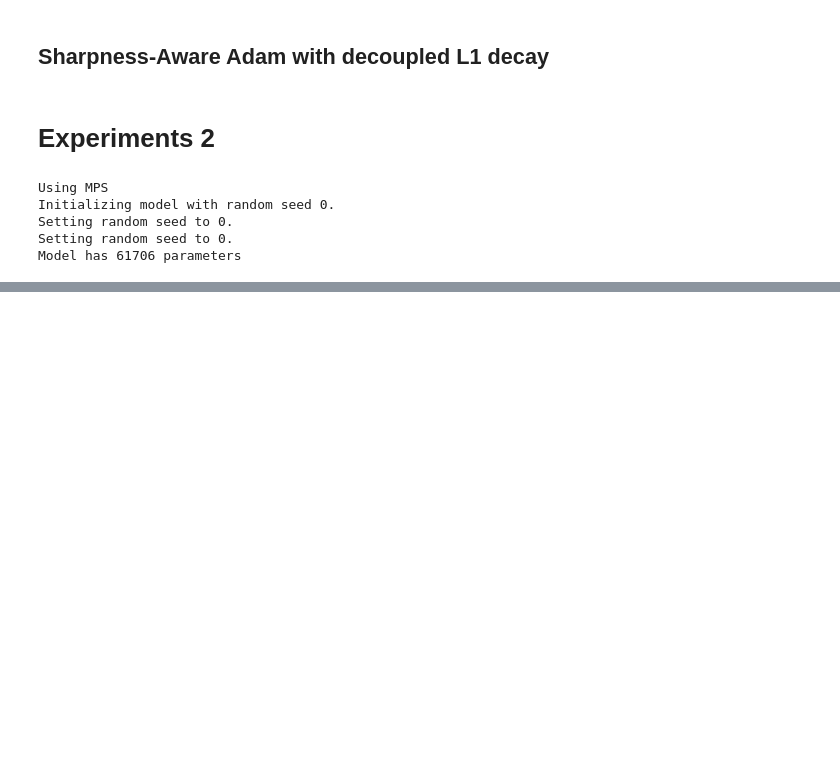
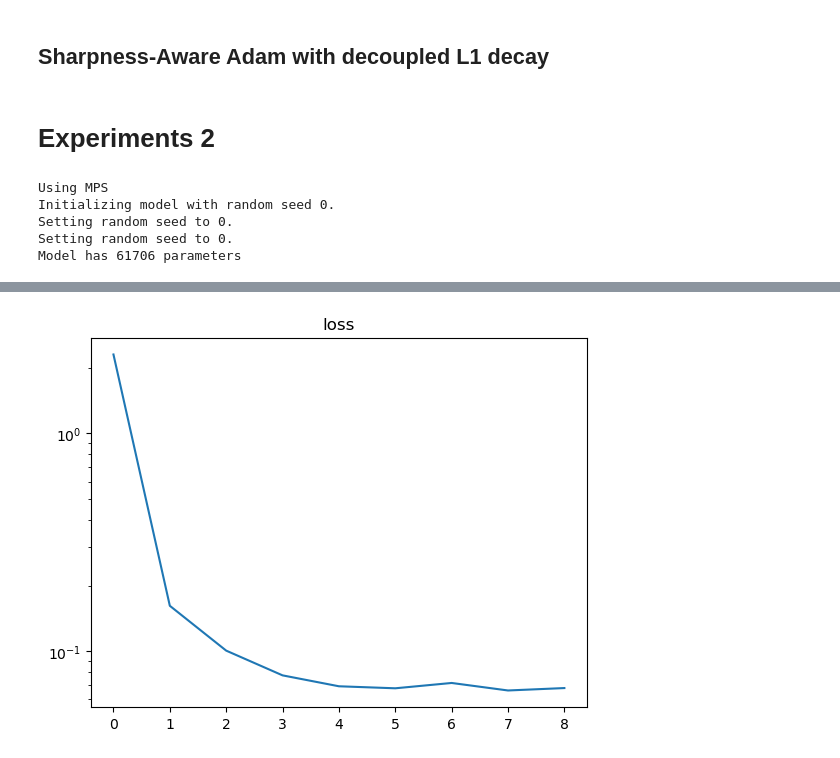
Before and after one commit to zeligism/Ssam, a Jupyter notebook: ssam.ipynb, the cells around one changed output, grey strips where cells are left out. Drawn from its saved outputs; the diff is of its cells as text; code cells hidden in the pictures; blank space fills up the shorter version.

```diff
--- a/ssam.ipynb
+++ b/ssam.ipynb
@@ -353,8 +353,7 @@ def train(model, optimizer, loss_fn, train_loader, test_loader, device, epoch,
         last_epoch = batch_idx == len(train_loader) - 1
         if should_test or last_epoch:
             ep = epoch - 1 + (batch_idx + 1) / len(train_loader)
-            # Show results if last batch
-            result = test(model, loss_fn, test_loader, device, show_results=last_epoch, get_gradnorm=get_gradnorm)
+            result = test(model, loss_fn, test_loader, device, show_results=True, get_gradnorm=get_gradnorm)
             data.append((ep,) + result)
 
     return data
@@ -864,12 +917,12 @@ for epoch in range(1, args.epochs + 1):
 # %% [markdown]
 # Experiments 2
 # %%
-rho = 0.1  # relative to lr
-decay_rate = 0.1  # relative to lr
+rho = 2.0  # relative to lr
+decay_rate = 0.05  # relative to lr
 prune_threshold = 0.1  # relative to exp_avg_sq
-decay_type = 'l1'
+decay_type = "l1"
 decay_threshold = 1. * prune_threshold  # XXX
-optim_args = dict(lr=args.lr, rho=rho, scaled_max="adam",
+optim_args = dict(lr=args.lr, rho=rho, scaled_max="adam", sam_ord=2, #amsgrad=True,
                   decay_type=decay_type, decay_rate=decay_rate,
                   decay_threshold=decay_threshold, prune_threshold=prune_threshold)
 
@@ -889,8 +942,7 @@ model.load_state_dict(model_state_dict0)
 optimizer.load_state_dict(optimizer_state_dict0)
 # %%
 %%time
-# for epoch in range(1, args.epochs + 1):
-for epoch in range(1, 1 + 1):
+for epoch in range(1, 2 + 1):
     results = train(model, optimizer, loss_fn, train_loader, test_loader, device, epoch)
     data += results
 # %% [output]
@@ -1084,0 +971,71 @@ def plot_stats2(optimizer, data=None, num_dims=2):
+# %%
+def smoothed(arr):
+    arr = np.array(arr)
+    cumsum_vec = np.cumsum(np.insert(arr, 0, 0))
+    window_width = len(cumsum_vec) // 100
+    smoothed_arr = (cumsum_vec[window_width:] - cumsum_vec[:-window_width]) / window_width
+    return smoothed_arr
+
+
+@torch.no_grad()
+def plot_stats(optimizer, data=None, num_dims=2):
+    # p1 = torch.cat([p.view(-1) for group in optimizer.param_groups for p in group['params']]).cpu().abs()
+    # g1 = torch.cat([optimizer.state[p]['exp_avg'].view(-1) for group in optimizer.param_groups for p in group['params']]).cpu().abs()
+    # g2 = torch.cat([optimizer.state[p]['exp_avg_sq'].view(-1) for group in optimizer.param_groups for p in group['params']]).cpu().abs()
+
+    if data is not None:
+        plt.figure()
+        plt.semilogy(np.array(data)[:,1])
+        plt.title("loss")
+        plt.figure()
+        plt.plot(np.array(data)[:,4])
+        plt.title("sparsity")
+
+    plt.figure()
+    plt.plot(smoothed(optimizer.sharpness[10:]))
+    plt.plot([0, len(optimizer.sharpness)], [0.0, 0.0], color='r', linestyle='dashed')
+    plt.title("sharpness")
+
+    plt.figure()
+    for group in optimizer.param_groups:
+        for p in group['params']:
+            if len(p.shape) == num_dims:
+                p1 = p.cpu()
+                plt.hist(p1[p1.abs() > 1e-3], bins=50, alpha=0.5)
+    plt.title("abs(params)")
+
+    plt.figure()
+    for group in optimizer.param_groups:
+        for p in group['params']:
+            if len(p.shape) == num_dims:
+                g1 = optimizer.state[p]["exp_avg"].cpu()
+                plt.hist(g1[g1.abs() > 1e-4], bins=50, alpha=0.5)
+    plt.title("log |exp_avg|")
+
+    plt.figure()
+    for group in optimizer.param_groups:
+        for p in group['params']:
+            if len(p.shape) == num_dims:
+                g2 = optimizer.state[p]["exp_avg_sq"].sqrt().cpu().abs()
+                plt.hist(g2[g2 > 0].log10(), bins=50, alpha=0.5)
+    plt.title("log |exp_avg_sq|")
+
+    plt.figure()
+    for group in optimizer.param_groups:
+        for p in group['params']:
+            if len(p.shape) == num_dims:
+                pg = (p * optimizer.state[p]["exp_avg"]).cpu()
+                plt.hist(pg[pg != 0], bins=50, alpha=0.5)
+    plt.title("p * m")
+    plt.figure()
+    for group in optimizer.param_groups:
+        for p in group['params']:
+            if len(p.shape) == num_dims:
+                pg = (p * optimizer.state[p]["exp_avg"] / optimizer.state[p]["exp_avg_sq"].sqrt().add(1e-8)).cpu()
+                plt.hist(pg[pg != 0], bins=50, alpha=0.5)
+    plt.title("p * m/sqrt(v)")
+
+
+plot_stats(optimizer, data)
+# %% [output]
+[figure, added]
```
Also changed, not shown: parts of 11 cells of this notebook.
